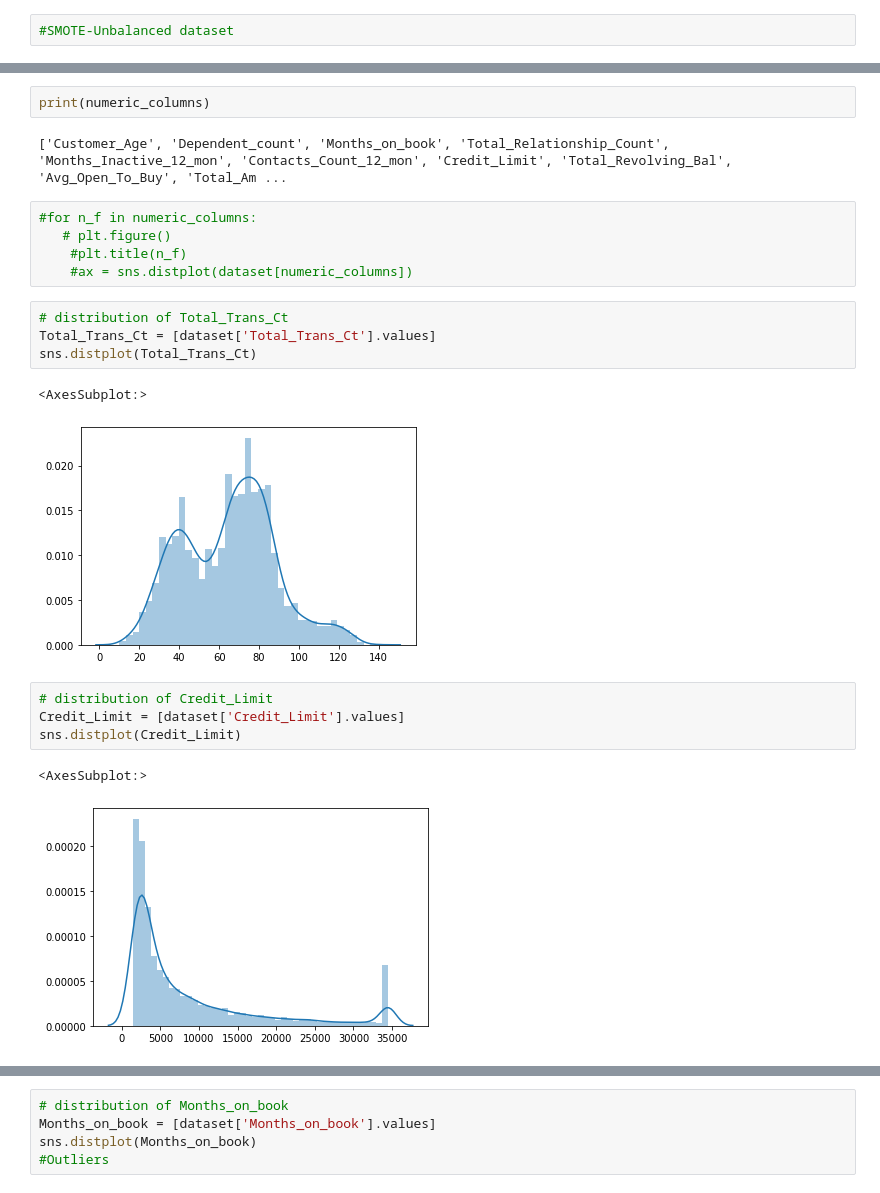
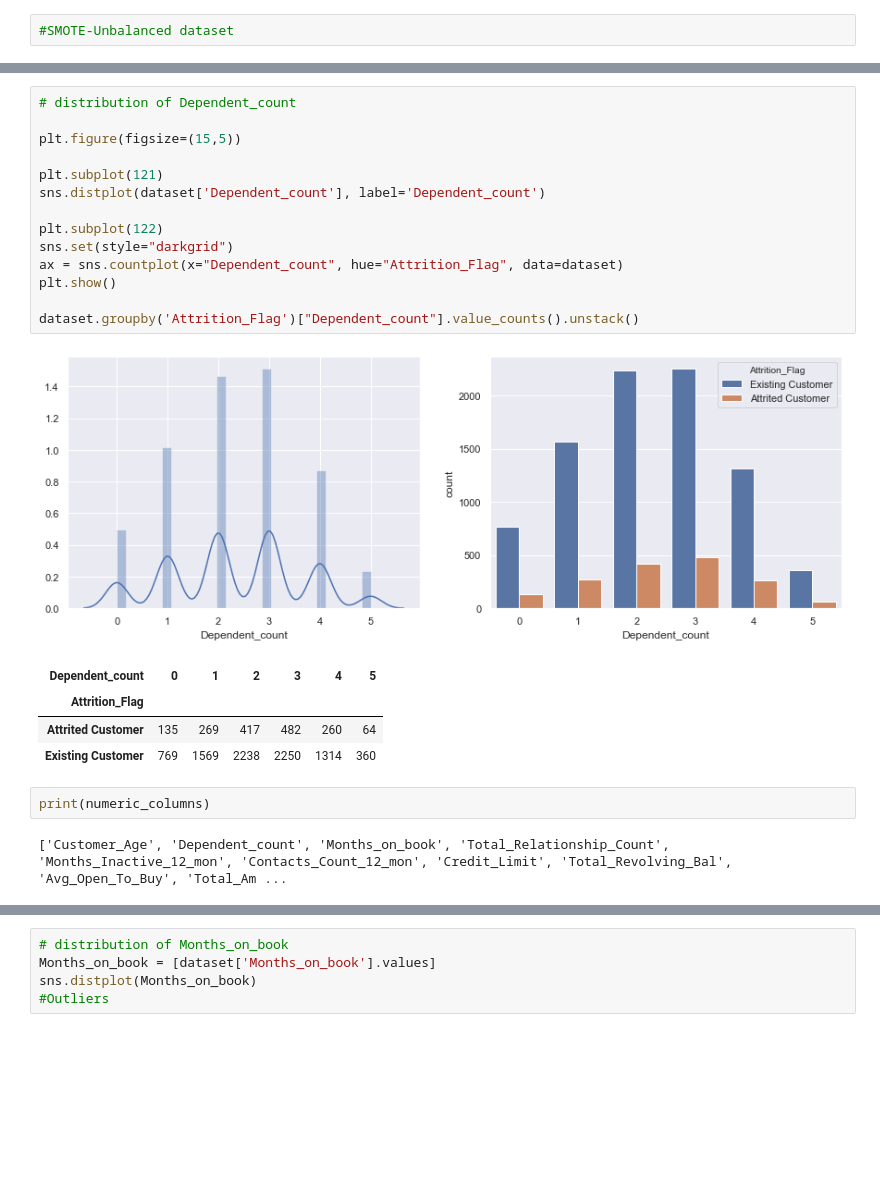
Before and after one commit to mmladenovska/Team_2_Bank-data-analysis, a Jupyter notebook: Final Project _.ipynb, the cells around one changed output, grey strips where cells are left out. Saved outputs shown, nothing was run; the diff lists cells and outputs as text; blank space fills up the shorter version.

```diff
--- a/Final Project _.ipynb
+++ b/Final Project _.ipynb
@@ -183,23 +222,24 @@ sns.distplot(Dependent_count)
+# %%
+# distribution of Dependent_count
+
+plt.figure(figsize=(15,5))
+
+plt.subplot(121)
+sns.distplot(dataset['Dependent_count'], label='Dependent_count')
+
+plt.subplot(122)
+sns.set(style="darkgrid")
+ax = sns.countplot(x="Dependent_count", hue="Attrition_Flag", data=dataset)
+plt.show()
+
+dataset.groupby('Attrition_Flag')["Dependent_count"].value_counts().unstack()
+# %% [output]
+[figure, added]
+| Dependent_count | 0 | 1 | 2 | 3 | 4 | 5 |
+| Attrition_Flag |  |  |  |  |  |  |
+| Attrited Customer | 135 | 269 | 417 | 482 | 260 | 64 |
+| Existing Customer | 769 | 1569 | 2238 | 2250 | 1314 | 360 |
 # %%
 print(numeric_columns)
 # %% [output]
 ['Customer_Age', 'Dependent_count', 'Months_on_book', 'Total_Relationship_Count', 'Months_Inactive_12_mon', 'Contacts_Count_12_mon', 'Credit_Limit', 'Total_Revolving_Bal', 'Avg_Open_To_Buy', 'Total_Am ...
-# %%
-#for n_f in numeric_columns:
-   # plt.figure()
-    #plt.title(n_f)
-    #ax = sns.distplot(dataset[numeric_columns])
-# %%
-# distribution of Total_Trans_Ct
-Total_Trans_Ct = [dataset['Total_Trans_Ct'].values]
-sns.distplot(Total_Trans_Ct)
-# %% [output]
-<AxesSubplot:>
-[figure, removed]
-# %%
-# distribution of Credit_Limit
-Credit_Limit = [dataset['Credit_Limit'].values]
-sns.distplot(Credit_Limit)
-# %% [output]
-<AxesSubplot:>
-[figure, removed]
```
Also changed, not shown: parts of 20 cells of this notebook.
